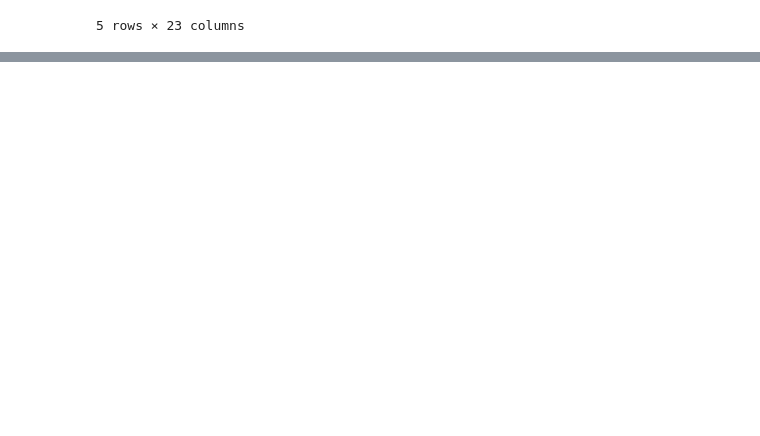
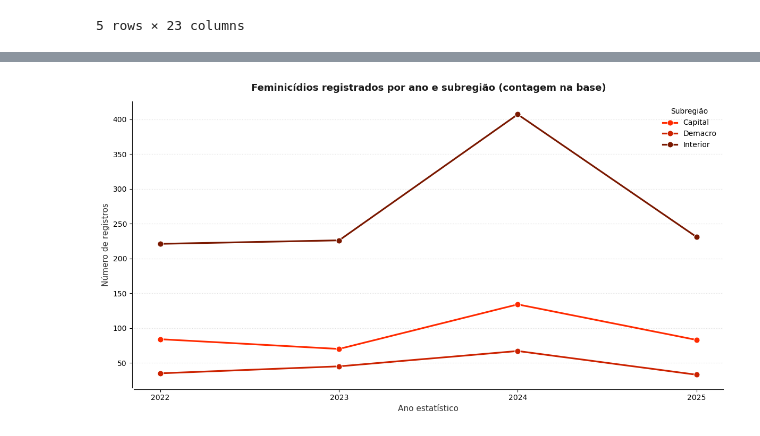
Before and after one commit to felipeal15/Insper_Data-Consilium, a Jupyter notebook: analise_feminicidios_ref.ipynb, the cells around one changed output, grey strips where cells are left out. Cells and saved outputs as stored; diff of their text form; code cells hidden in the pictures; blank space fills up the shorter version.

```diff
--- a/analise_feminicidios_ref.ipynb
+++ b/analise_feminicidios_ref.ipynb
@@ -290,0 +497,50 @@ feminicidios_por_subregiao
+# %%
+df_sub = (
+    df.dropna(subset=["NOME_MUNICIPIO"])
+    .assign(
+        municipio_chave=lambda d: d["NOME_MUNICIPIO"].astype(str).str.strip().map(chave_nome_bo),
+        ANO=lambda d: d["ANO_ESTATISTICA"].astype("Int64"),
+    )
+)
+df_sub["subregiao"] = df_sub["municipio_chave"].map(rotulo_subregiao_por_chave)
+df_sub = df_sub.dropna(subset=["subregiao", "ANO"])
+
+contagem_ano = (
+    df_sub.groupby(["ANO", "subregiao"], as_index=False).size().rename(columns={"size": "casos"})
+)
+
+pal_linha = {"Capital": COR_VERMELHO, "Demacro": "#CC2200", "Interior": "#7a1800"}
+ordem_fixa2 = [s for s in ["Capital", "Demacro", "Interior"] if s in set(contagem_ano["subregiao"])]
+
+fig, ax = plt.subplots(figsize=(12, 6.5), facecolor="#FFFFFF")
+sns.lineplot(
+    data=contagem_ano,
+    x="ANO",
+    y="casos",
+    hue="subregiao",
+    hue_order=ordem_fixa2,
+    palette=pal_linha,
+    marker="o",
+    markersize=8,
+    linewidth=2.3,
+    ax=ax,
+)
+ax.set_xticks(sorted(contagem_ano["ANO"].dropna().unique()))
+ax.set_facecolor("#FFFFFF")
+sns.despine(ax=ax, top=True, right=True, offset=2)
+ax.grid(axis="y", linestyle=":", linewidth=0.85, alpha=0.55, color="#C8C8C8")
+ax.set_axisbelow(True)
+ax.set_title(
+    "Feminicídios registrados por ano e subregião (contagem na base)",
+    fontsize=13,
+    fontweight="semibold",
+    color="#1a1a1a",
+    pad=14,
+)
+ax.set_xlabel("Ano estatístico", fontsize=11, color="#333333")
+ax.set_ylabel("Número de registros", fontsize=11, color="#333333")
+ax.legend(title="Subregião", frameon=False, title_fontsize=10)
+plt.tight_layout()
+plt.show()
+# %% [output]
+[figure, added]
```
Also changed, not shown: parts of 19 cells of this notebook.
